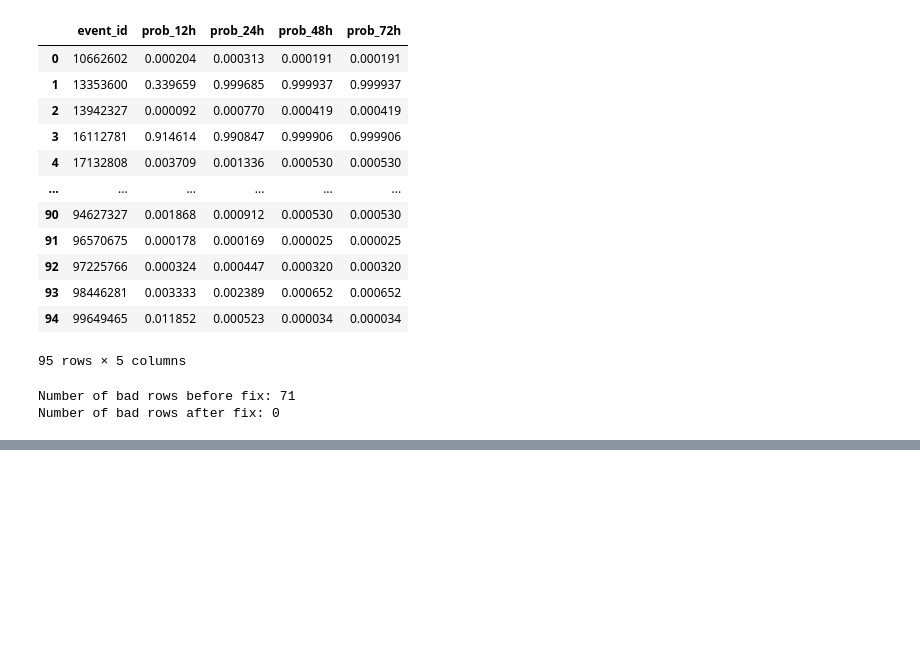
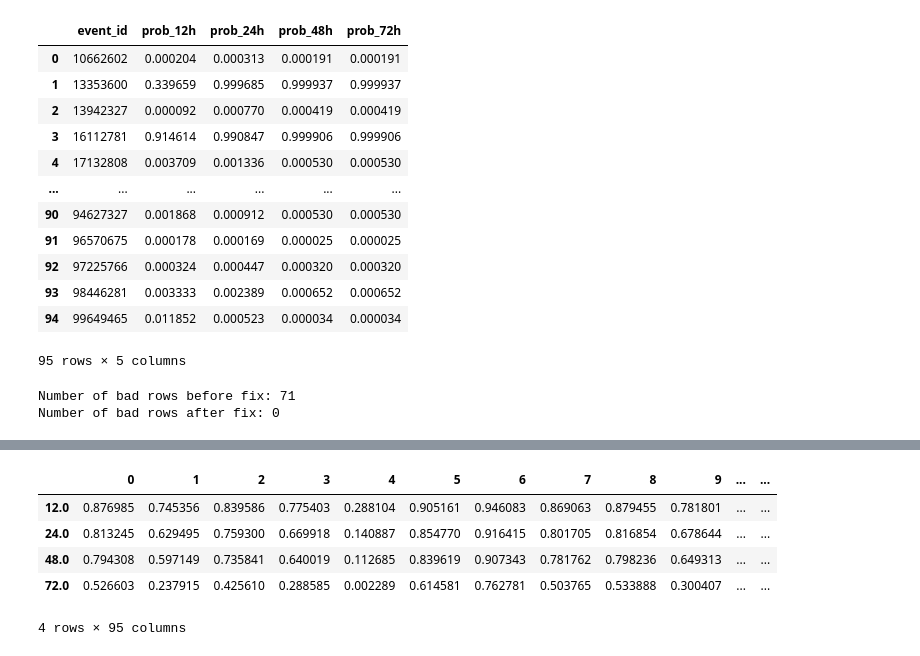
Before and after one commit to rahafabumwise/WiDS-Global-Datathon-2026, a Jupyter notebook: kaggle_fire_comp.ipynb, the cells around one changed output, grey strips where cells are left out. Drawn from its saved outputs; the diff is of its cells as text; code cells hidden in the pictures; blank space fills up the shorter version.

```diff
--- a/kaggle_fire_comp.ipynb
+++ b/kaggle_fire_comp.ipynb
@@ -419,0 +576,11 @@ Number of bad rows after fix: 0
+# %%
+times = [12, 24, 48, 72]
+surv_test = cph.predict_survival_function(X_test, times=times)
+surv_test
+# %% [output]
+|  | 0 | 1 | 2 | 3 | 4 | 5 | 6 | 7 | 8 | 9 | ... | ... |
+| 12.0 | 0.876985 | 0.745356 | 0.839586 | 0.775403 | 0.288104 | 0.905161 | 0.946083 | 0.869063 | 0.879455 | 0.781801 | ... | ... |
+| 24.0 | 0.813245 | 0.629495 | 0.759300 | 0.669918 | 0.140887 | 0.854770 | 0.916415 | 0.801705 | 0.816854 | 0.678644 | ... | ... |
+| 48.0 | 0.794308 | 0.597149 | 0.735841 | 0.640019 | 0.112685 | 0.839619 | 0.907343 | 0.781762 | 0.798236 | 0.649313 | ... | ... |
+| 72.0 | 0.526603 | 0.237915 | 0.425610 | 0.288585 | 0.002289 | 0.614581 | 0.762781 | 0.503765 | 0.533888 | 0.300407 | ... | ... |
+4 rows × 95 columns
```
Also changed, not shown: parts of 14 cells of this notebook.
